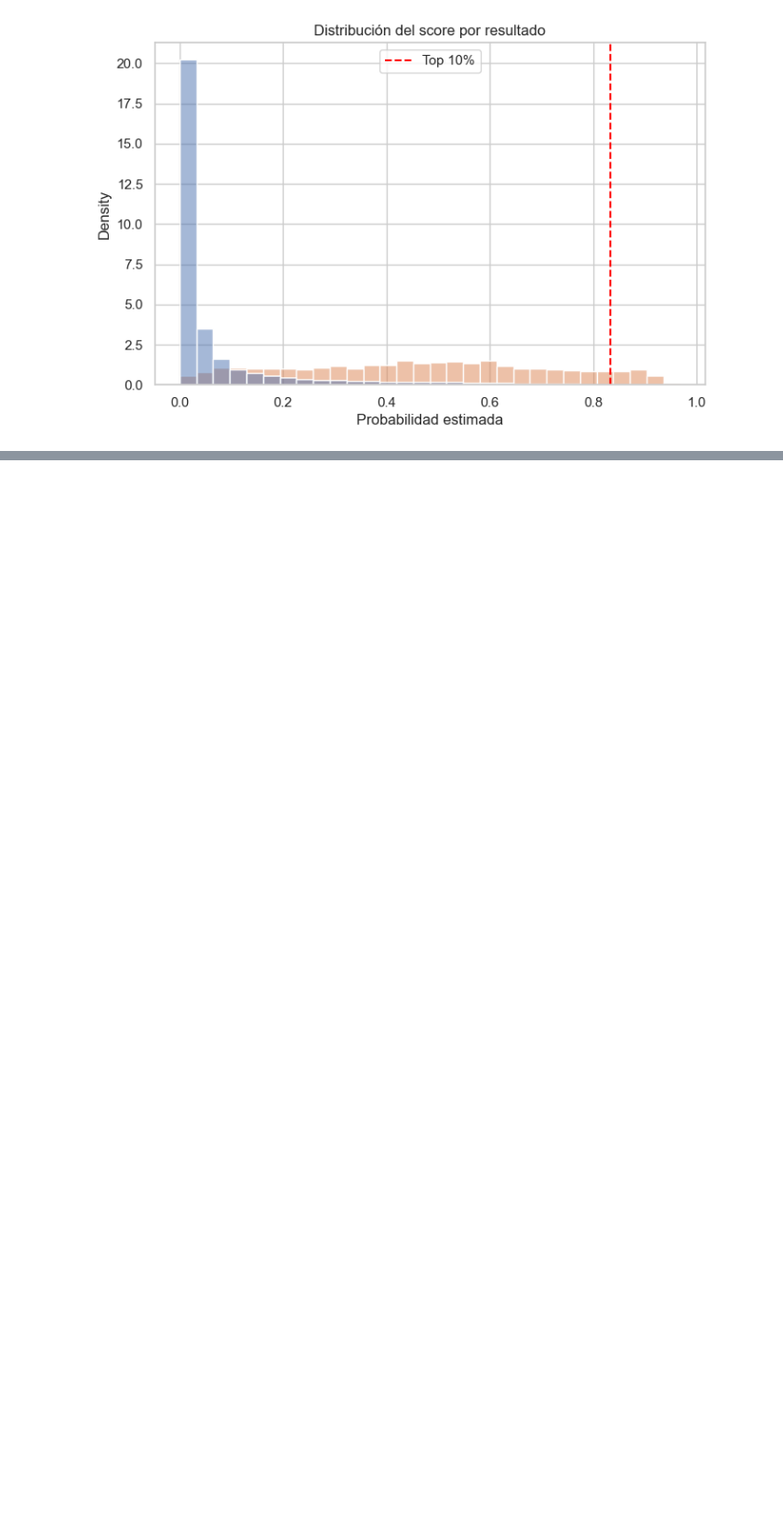
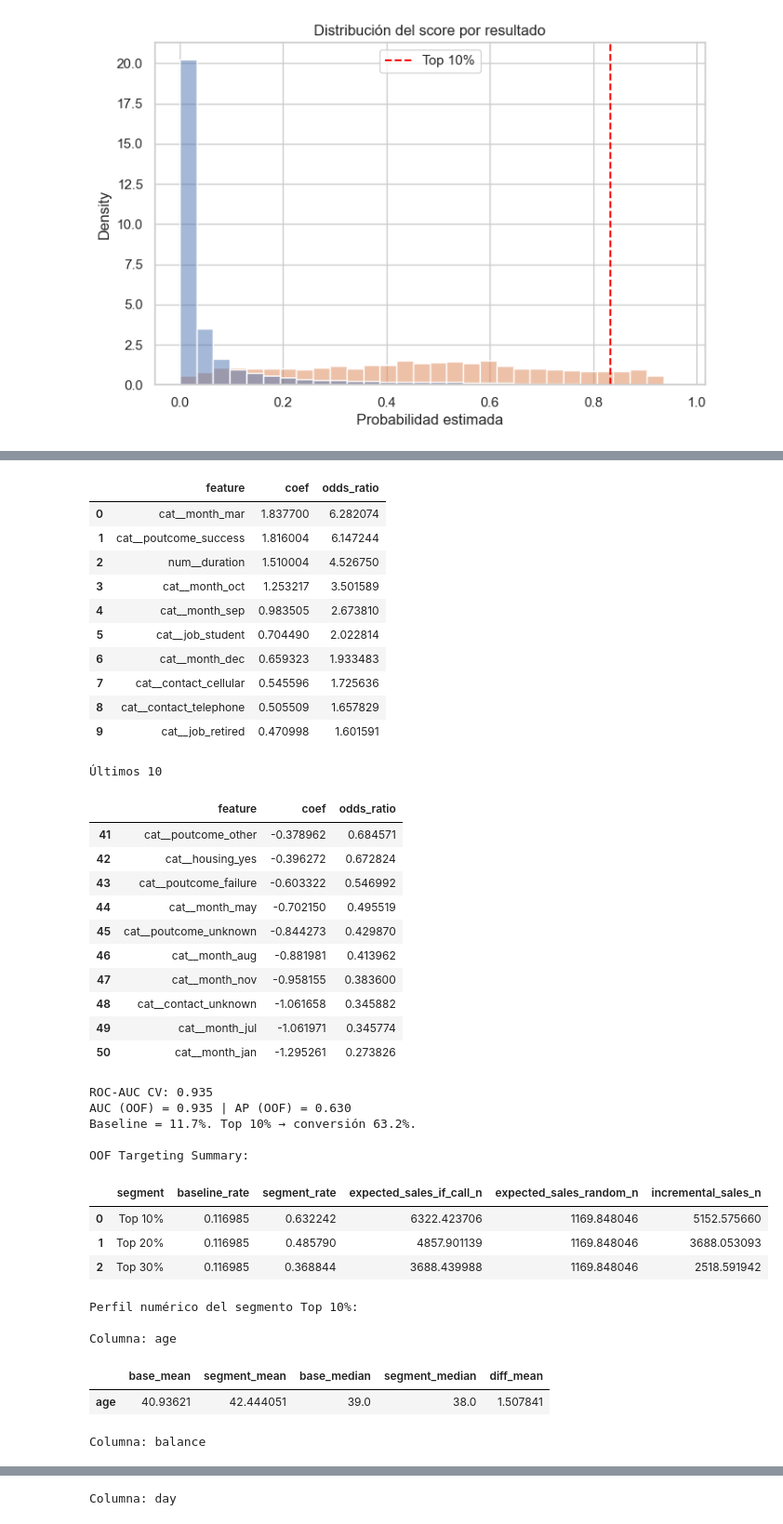
Before and after one commit to MartinezVG/Rindegastos_task, a Jupyter notebook: Codigo.ipynb, the cells around one changed output, grey strips where cells are left out. Shown at 93% size. Saved outputs shown, nothing was run; the diff lists cells and outputs as text; code cells hidden in the pictures; blank space fills up the shorter version.

```diff
--- a/Codigo.ipynb
+++ b/Codigo.ipynb
@@ -471,5 +269,0 @@ feature_names = num_cols + list(cat_features)
-# %%
-import shap
-
-explainer = shap.TreeExplainer(pipe_xgb.named_steps['clf'])
-shap_values = explainer.shap_values(X_enc)
@@ -587,11 +359,0 @@ def xgb_analysis(df, target_col, xgb_params=None, plot_shap=True):
-# %%
-# Definir columnas y target
-target_col = "y"
-num_cols = ["age","balance","day","duration","campaign","pdays","previous"]
-cat_cols = ["job","marital","education","default","housing","loan","contact","month","poutcome"]
-
-# Ejecutar la función
-pipe, auc, ap, shap_vals, feature_names = xgb_analysis(df, target_col)
-
-print(f"ROC-AUC CV: {auc:.3f}")
-print(f"Average Precision CV: {ap:.3f}")
@@ -1040,17 +759,3 @@ plt.show()
 # %%
 ruta = "../Rindegastos/bank-full.csv"
 df = pd.read_csv(ruta,sep=";")
-# %%
-def main(dataframe,num_cols,cat_cols,target_col = "y",drop_cols=None):
-    validacion(dataframe,num_cols,cat_cols)
-    if drop_cols is not None:
-        dataframe = dataframe.drop(columns=drop_cols, errors='ignore')
-
-    plot_categorical_distribution(dataframe)
-    plot_numeric_kde(dataframe)
-    results = train_logit_cv_with_coefs(dataframe)
-    print("Coeficiente regresion logistica")
-    print("Top 10")
-    display(results['coef_df'].head(10)  )
-    print("Ultimos 10")
-    display(results['coef_df'].tail(10)   )
@@ -1136,0 +874,11 @@ df
+# %%
+ruta = "../Rindegastos/bank-full.csv"
+df = pd.read_csv(ruta,sep=";")
+# %%
+main(
+    dataframe=df,        # tu DataFrame
+    target_col="y",      # nombre de la columna objetivo
+    drop_cols=None,    # si quieres eliminar columnas opcionales (puede ser None)
+    show_plots=False      # True para mostrar gráficos, False para no mostrarlos
+)
+# %% [output]
@@ -1136,0 +889,38 @@ df
+|  | feature | coef | odds_ratio |
+| 0 | cat__month_mar | 1.837700 | 6.282074 |
+| 1 | cat__poutcome_success | 1.816004 | 6.147244 |
+| 2 | num__duration | 1.510004 | 4.526750 |
+| 3 | cat__month_oct | 1.253217 | 3.501589 |
+| 4 | cat__month_sep | 0.983505 | 2.673810 |
+| 5 | cat__job_student | 0.704490 | 2.022814 |
+| 6 | cat__month_dec | 0.659323 | 1.933483 |
+| 7 | cat__contact_cellular | 0.545596 | 1.725636 |
+| 8 | cat__contact_telephone | 0.505509 | 1.657829 |
+| 9 | cat__job_retired | 0.470998 | 1.601591 |
+Últimos 10
+|  | feature | coef | odds_ratio |
+| 41 | cat__poutcome_other | -0.378962 | 0.684571 |
+| 42 | cat__housing_yes | -0.396272 | 0.672824 |
+| 43 | cat__poutcome_failure | -0.603322 | 0.546992 |
+| 44 | cat__month_may | -0.702150 | 0.495519 |
+| 45 | cat__poutcome_unknown | -0.844273 | 0.429870 |
+| 46 | cat__month_aug | -0.881981 | 0.413962 |
+| 47 | cat__month_nov | -0.958155 | 0.383600 |
+| 48 | cat__contact_unknown | -1.061658 | 0.345882 |
+| 49 | cat__month_jul | -1.061971 | 0.345774 |
+| 50 | cat__month_jan | -1.295261 | 0.273826 |
+ROC-AUC CV: 0.935
+AUC (OOF) = 0.935 | AP (OOF) = 0.630
+Baseline = 11.7%. Top 10% → conversión 63.2%.
+
+OOF Targeting Summary:
+|  | segment | baseline_rate | segment_rate | expected_sales_if_call_n | expected_sales_random_n | incremental_sales_n |
+| 0 | Top 10% | 0.116985 | 0.632242 | 6322.423706 | 1169.848046 | 5152.575660 |
+| 1 | Top 20% | 0.116985 | 0.485790 | 4857.901139 | 1169.848046 | 3688.053093 |
+| 2 | Top 30% | 0.116985 | 0.368844 | 3688.439988 | 1169.848046 | 2518.591942 |
+Perfil numérico del segmento Top 10%:
+
+Columna: age
+|  | base_mean | segment_mean | base_median | segment_median | diff_mean |
+| age | 40.93621 | 42.444051 | 39.0 | 38.0 | 1.507841 |
+Columna: balance
@@ -1136,0 +929 @@ df
+Columna: day
```
Also changed, not shown: parts of 28 cells of this notebook.
